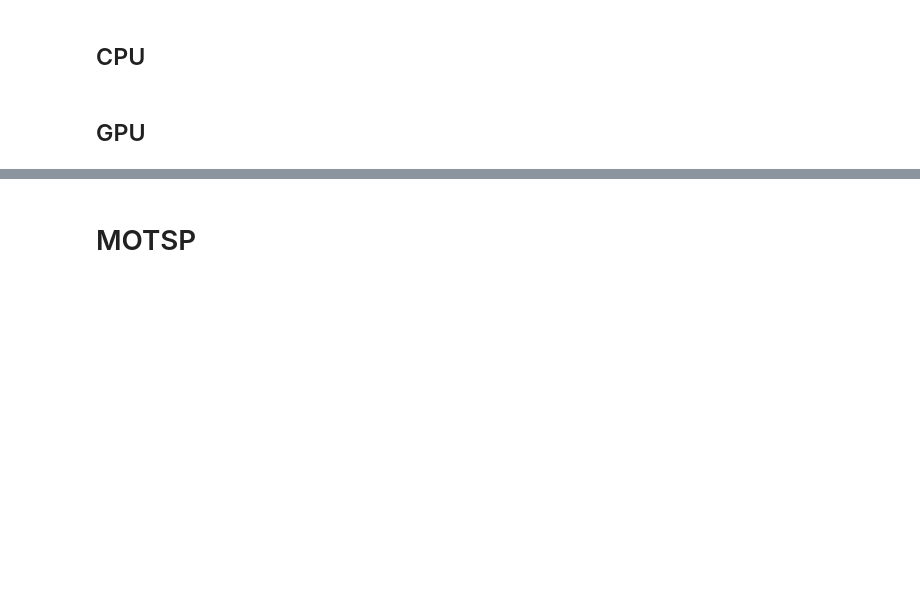
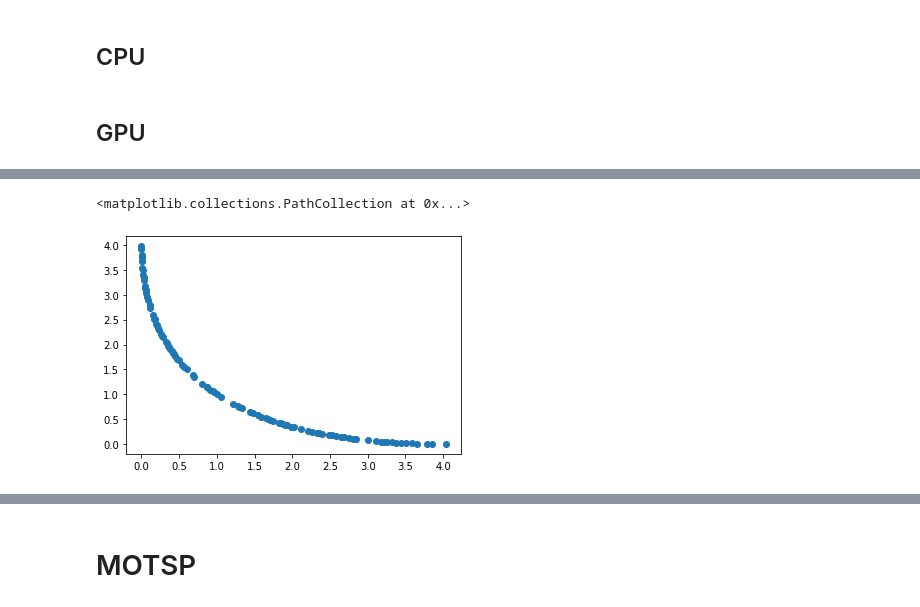
Before and after one commit to AdrianUrbanski/MOTSP, a Jupyter notebook: MOTSP.ipynb, the cells around one changed output, grey strips where cells are left out. Saved outputs shown, nothing was run; the diff lists cells and outputs as text; code cells hidden in the pictures; blank space fills up the shorter version.

```diff
--- a/MOTSP.ipynb
+++ b/MOTSP.ipynb
@@ -411,0 +487,6 @@ class NSGA_II_GPU:
+# %%
+vals = nsga_ii.get_values()
+plt.scatter(vals[:, 0], vals[:, 1])
+# %% [output]
+<matplotlib.collections.PathCollection at 0x...>
+[figure, added]
```
Also changed, not shown: parts of 26 cells of this notebook.
